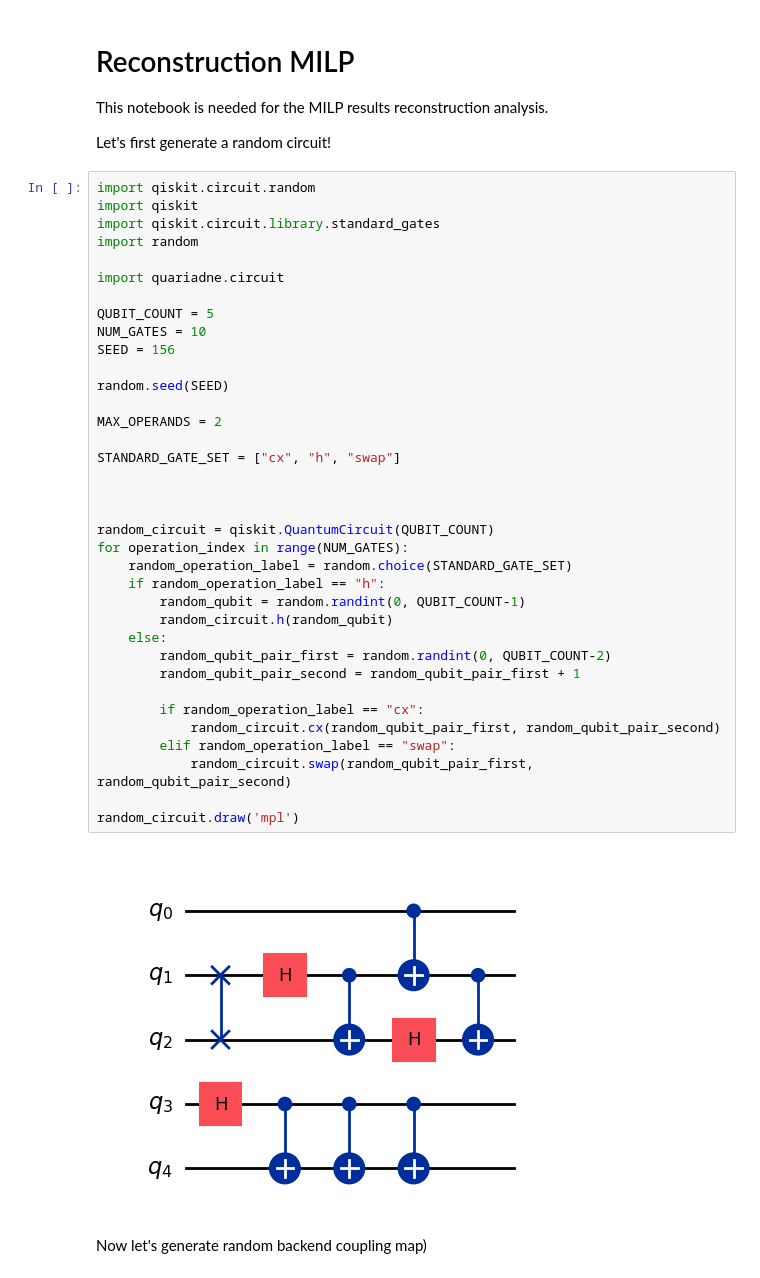
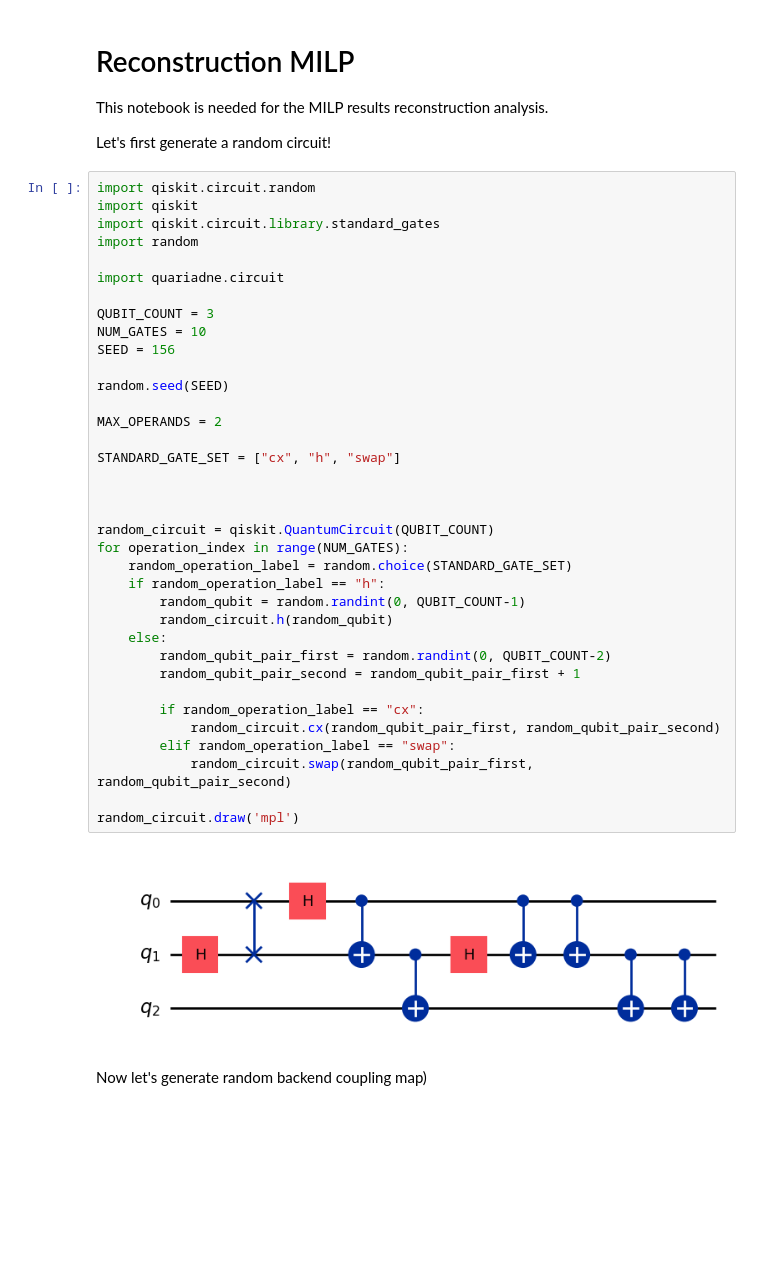
Before and after one commit to strategy155/quariadne, a Jupyter notebook: notebook/MILP reconstruction.ipynb, the cells around one changed output. Saved outputs shown, nothing was run; the diff lists cells and outputs as text; blank space fills up the shorter version.

```diff
--- a/notebook/MILP reconstruction.ipynb
+++ b/notebook/MILP reconstruction.ipynb
@@ -12,36 +12,36 @@ import random
 
 import quariadne.circuit
 
-QUBIT_COUNT = 5
+QUBIT_COUNT = 3
 NUM_GATES = 10
 SEED = 156
 
 random.seed(SEED)
 
 MAX_OPERANDS = 2
 
 STANDARD_GATE_SET = ["cx", "h", "swap"]
 
 
 
 random_circuit = qiskit.QuantumCircuit(QUBIT_COUNT)
 for operation_index in range(NUM_GATES):
     random_operation_label = random.choice(STANDARD_GATE_SET)
     if random_operation_label == "h":
         random_qubit = random.randint(0, QUBIT_COUNT-1)
         random_circuit.h(random_qubit)
     else:
         random_qubit_pair_first = random.randint(0, QUBIT_COUNT-2)
         random_qubit_pair_second = random_qubit_pair_first + 1
 
         if random_operation_label == "cx":
             random_circuit.cx(random_qubit_pair_first, random_qubit_pair_second)
         elif random_operation_label == "swap":
             random_circuit.swap(random_qubit_pair_first, random_qubit_pair_second)
 
 random_circuit.draw('mpl')
 # %% [output]
-[figure, old version]
+[figure, new version]
 # %% [markdown]
 Now let's generate random backend coupling map)
 # %%
```
Also changed, not shown: parts of 22 cells of this notebook, 1 other file.
